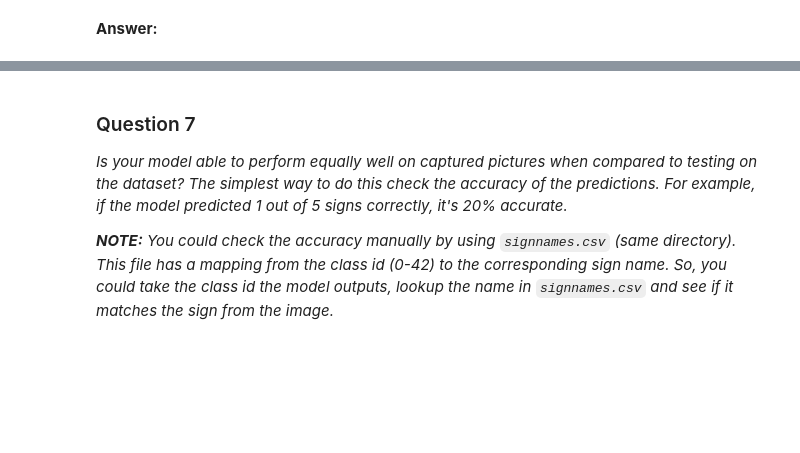
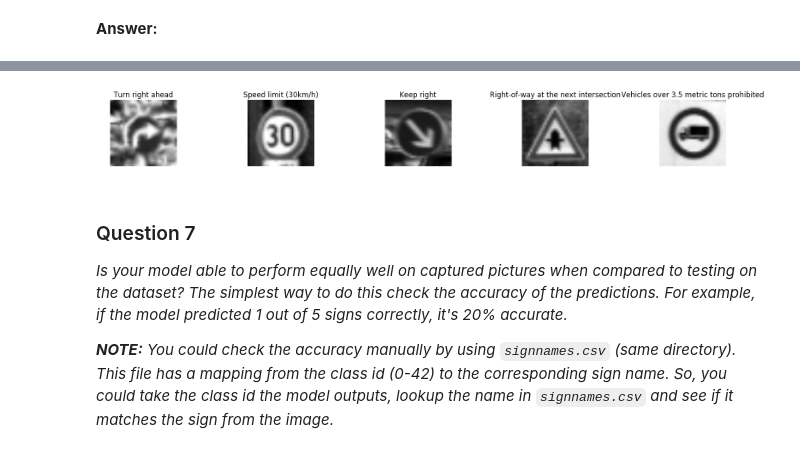
Before and after one commit to ab1153/CarND-Traffic-Sign-Classifier-Project, a Jupyter notebook: Traffic_Sign_Classifier.ipynb, the cells around one changed output, grey strips where cells are left out. Cells and saved outputs as stored; diff of their text form; code cells hidden in the pictures; blank space fills up the shorter version.

```diff
--- a/Traffic_Sign_Classifier.ipynb
+++ b/Traffic_Sign_Classifier.ipynb
@@ -399,3 +469,20 @@ _Choose five candidate images of traffic signs and provide them in the report. A
+# %%
+sample_test_set = np.stack(X_test[samples,...])
+saver = tf.train.Saver()
+with tf.Session() as sess:
+    saver.restore(sess, tf.train.latest_checkpoint('.'))
+    softmax_pred = tf.nn.softmax(logits)
+    test_pred = sess.run(softmax_pred, feed_dict={x: sample_test_set, keep_prob: 1})
+    prediction_test = np.argmax(test_pred, 1)
+
+    _, axes = plt.subplots(1,5,figsize=(20,2))
+    for i in range(5):
+        axes[i].axis('off')
+        img = (X_test[samples[i]]).squeeze(axis=2)
+        axes[i].imshow(img,cmap='gray')
+        axes[i].set_title(signs[prediction_test[i]])
+# %% [output]
+[figure, added]
 # %% [markdown]
 ### Question 7
 
```
Also changed, not shown: parts of 17 cells of this notebook.
